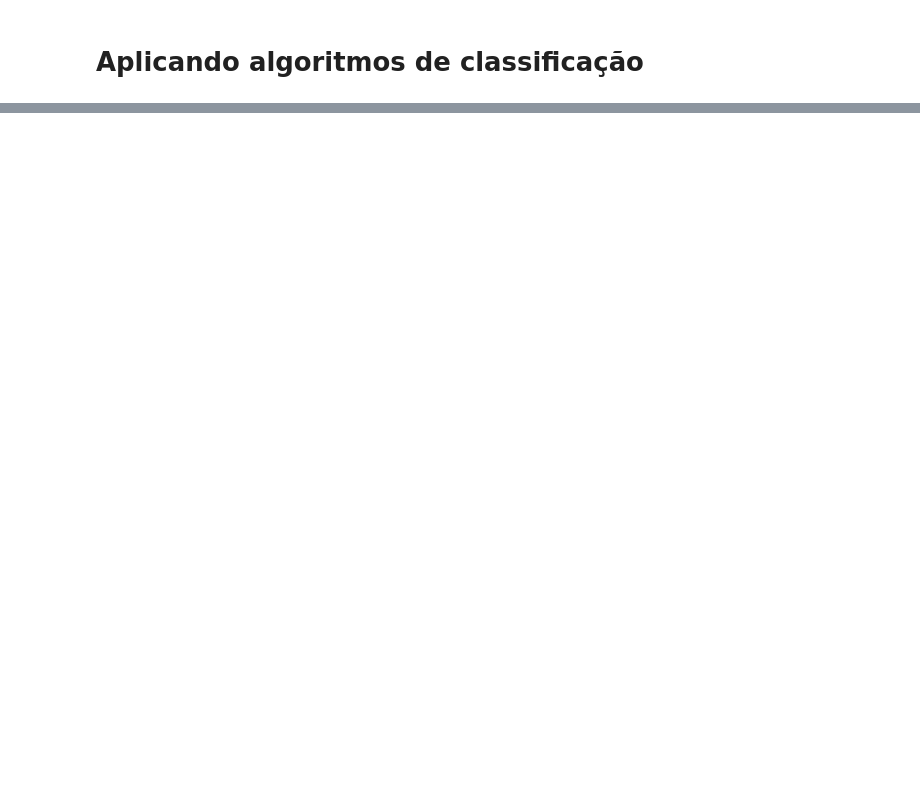
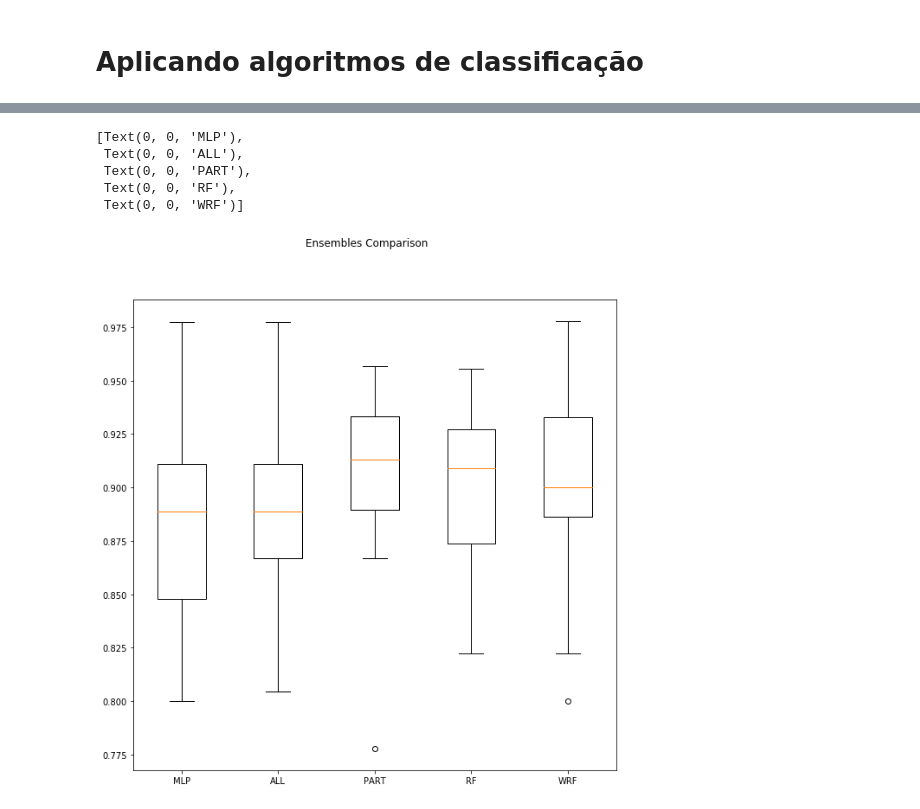
Before and after one commit to luana-martins/Machine-Learning, a Jupyter notebook: src/pre-processamento.ipynb, the cells around one changed output, grey strips where cells are left out. Cells and saved outputs as stored; diff of their text form; code cells hidden in the pictures; blank space fills up the shorter version.

```diff
--- a/src/pre-processamento.ipynb
+++ b/src/pre-processamento.ipynb
@@ -417,3 +421,3 @@ ax.set_xticklabels(names)
 # %%
-model13.fit(X_train, y_train)
+model10.fit(X_train, y_train)
 # %% [output]
@@ -430,0 +437,15 @@ model13.score(X_test, y_test)
+# %%
+from sklearn.ensemble import VotingClassifier
+
+ensemblesEstimators = []
+ensemblesEstimators.append(('MLP', model10))
+model11 = VotingClassifier(estimators[:])
+ensemblesEstimators.append(('ALL', model11))
+model12 = VotingClassifier(estimators=[('1', model5), ('2', model6), ('3', model7), ('4', model8), ('5', model10)])
+ensemblesEstimators.append(('PART', model12))
+model13 = RandomForestClassifier(criterion="gini", n_estimators=100, random_state=0)
+ensemblesEstimators.append(('RF', model13))
+model14 = RandomForestClassifier(class_weight="balanced_subsample", n_estimators=100, criterion="gini", random_state=81)
+ensemblesEstimators.append(('WRF', model14))
+
+results, names = verifyModelsScore(ensemblesEstimators)
@@ -430,0 +470,14 @@ model13.score(X_test, y_test)
+# %%
+# Plotando boxplot dos resultados
+fig = plt.figure(figsize=(10, 10))
+fig.suptitle('Ensembles Comparison')
+ax = fig.add_subplot(111)
+plt.boxplot(results)
+ax.set_xticklabels(names)
+# %% [output]
+[Text(0, 0, 'MLP'),
+ Text(0, 0, 'ALL'),
+ Text(0, 0, 'PART'),
+ Text(0, 0, 'RF'),
+ Text(0, 0, 'WRF')]
+[figure, added]
```
Also changed, not shown: parts of 29 cells of this notebook.
